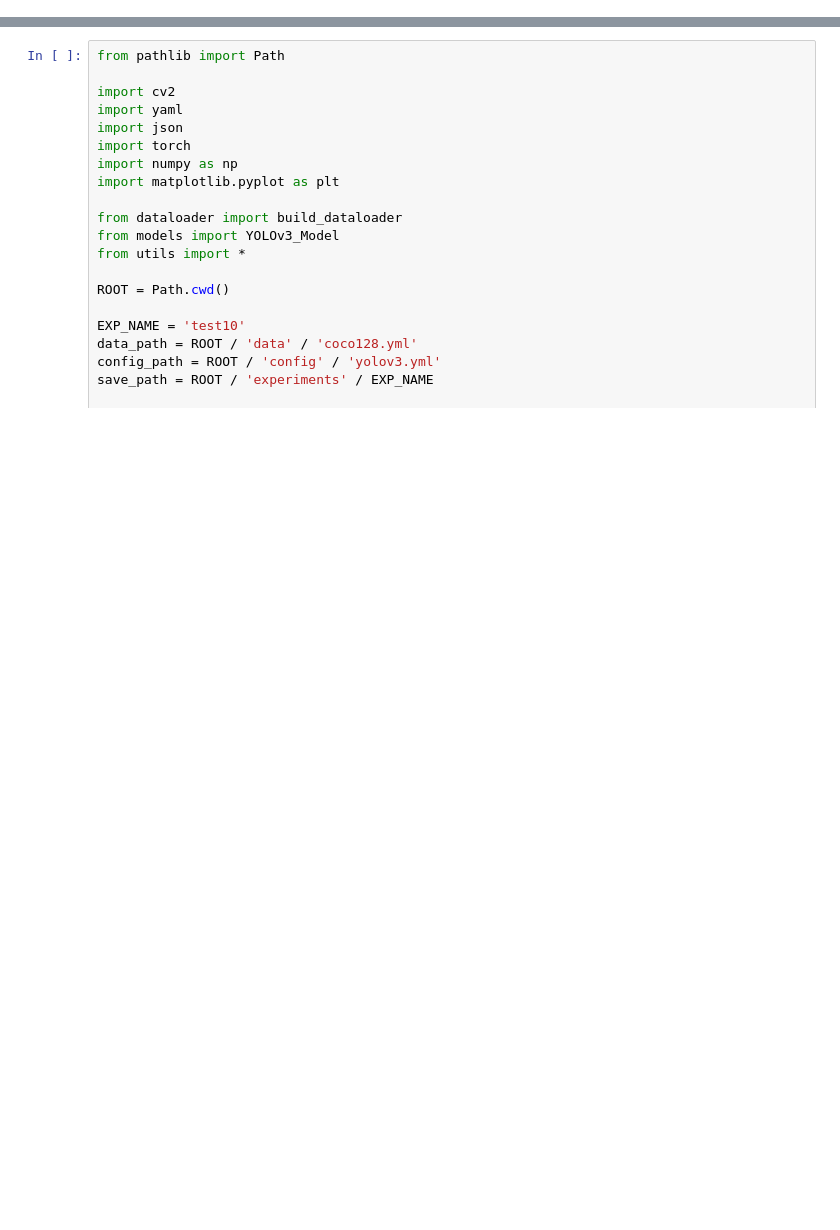
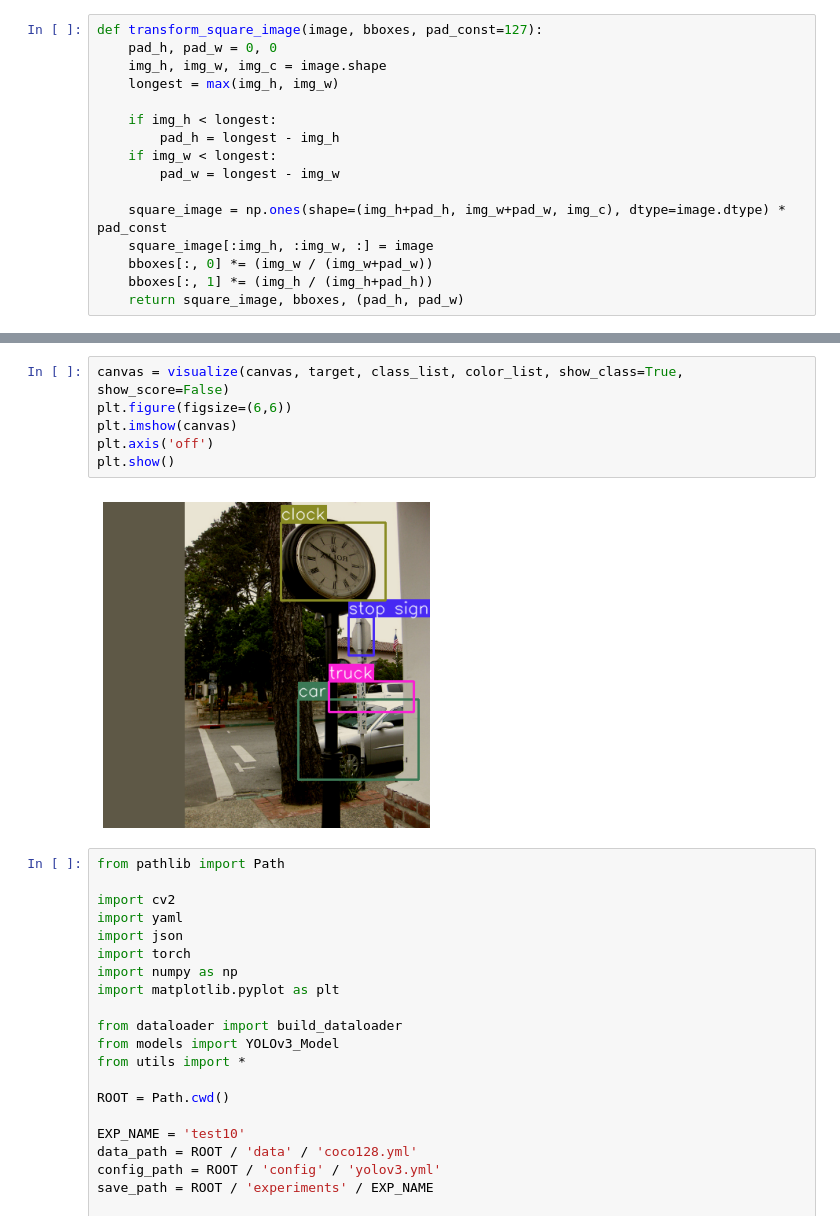
Before and after one commit to pjh5672/Trainer-of-Detectors, a Jupyter notebook: note.ipynb, the cells around one changed output, grey strips where cells are left out. Cells and saved outputs as stored; diff of their text form; blank space fills up the shorter version.

```diff
--- a/note.ipynb
+++ b/note.ipynb
@@ -0,0 +21,16 @@
+# %%
+def transform_square_image(image, bboxes, pad_const=127):
+    pad_h, pad_w = 0, 0
+    img_h, img_w, img_c = image.shape
+    longest = max(img_h, img_w)
+
+    if img_h < longest:
+        pad_h = longest - img_h
+    if img_w < longest:
+        pad_w = longest - img_w
+
+    square_image = np.ones(shape=(img_h+pad_h, img_w+pad_w, img_c), dtype=image.dtype) * pad_const
+    square_image[:img_h, :img_w, :] = image
+    bboxes[:, 0] *= (img_w / (img_w+pad_w))
+    bboxes[:, 1] *= (img_h / (img_h+pad_h))
+    return square_image, bboxes, (pad_h, pad_w)
@@ -1,3 +188,11 @@
+# %%
+canvas = visualize(canvas, target, class_list, color_list, show_class=True, show_score=False)
+plt.figure(figsize=(6,6))
+plt.imshow(canvas)
+plt.axis('off')
+plt.show()
+# %% [output]
+[figure, added]
 # %%
 from pathlib import Path
 
```
Also changed, not shown: parts of 4 cells of this notebook, 7 other files.
